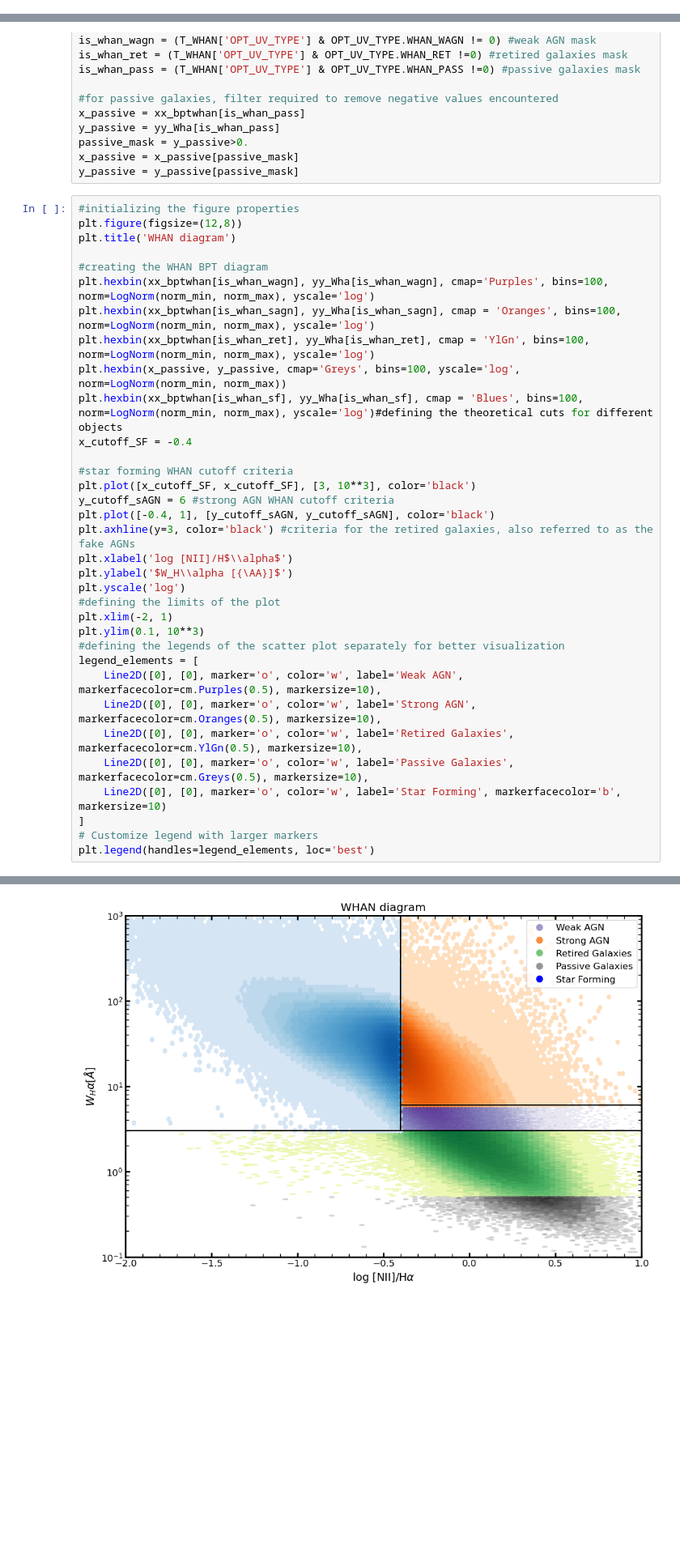
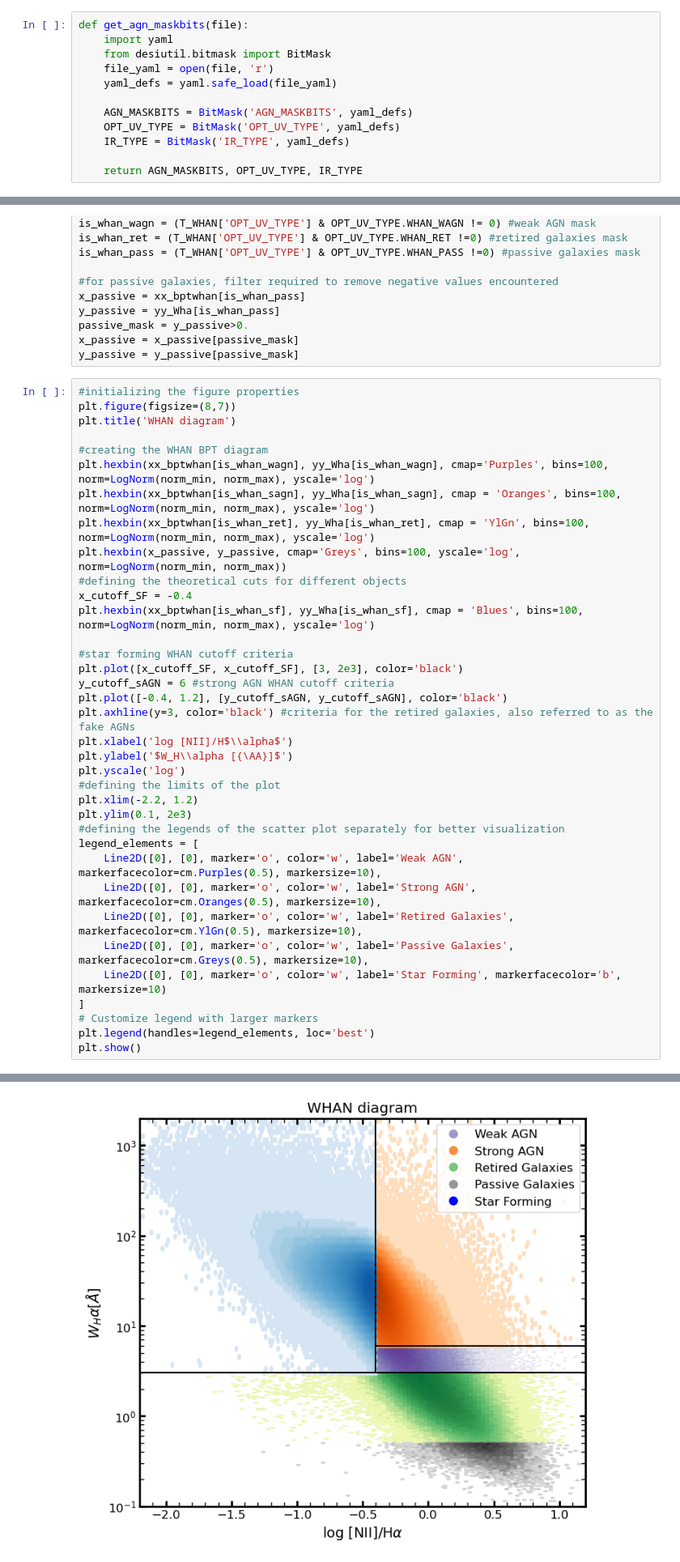
Before and after one commit to cosmodesi/desigaldev, a Jupyter notebook: AgnCats/notebooks/01_how_to_use_AGNQSO_catalog.ipynb, the cells around one changed output, grey strips where cells are left out. Shown at 81% size. Drawn from its saved outputs; the diff is of its cells as text; blank space fills up the shorter version.

Commit message:
updated tutorial and fixed yaml comments

```diff
--- a/AgnCats/notebooks/01_how_to_use_AGNQSO_catalog.ipynb
+++ b/AgnCats/notebooks/01_how_to_use_AGNQSO_catalog.ipynb
@@ -60,3 +71,15 @@ The history saving thread hit an unexpected error (OperationalError('attempt to
+# %%
+def get_agn_maskbits(file):
+    import yaml
+    from desiutil.bitmask import BitMask
+    file_yaml = open(file, 'r')
+    yaml_defs = yaml.safe_load(file_yaml)
+
+    AGN_MASKBITS = BitMask('AGN_MASKBITS', yaml_defs)
+    OPT_UV_TYPE = BitMask('OPT_UV_TYPE', yaml_defs)
+    IR_TYPE = BitMask('IR_TYPE', yaml_defs)
+
+    return AGN_MASKBITS, OPT_UV_TYPE, IR_TYPE
 # %% [markdown]
 ### 2) Now we are ready to open the catalog.
 
@@ -455,7 +444,7 @@ x_passive = x_passive[passive_mask]
 y_passive = y_passive[passive_mask]
 # %%
 #initializing the figure properties
-plt.figure(figsize=(12,8))
+plt.figure(figsize=(8,7))
 plt.title('WHAN diagram')
 
 #creating the WHAN BPT diagram
@@ -463,20 +452,21 @@ plt.hexbin(xx_bptwhan[is_whan_wagn], yy_Wha[is_whan_wagn], cmap='Purples', bins=
 plt.hexbin(xx_bptwhan[is_whan_sagn], yy_Wha[is_whan_sagn], cmap = 'Oranges', bins=100, norm=LogNorm(norm_min, norm_max), yscale='log')
 plt.hexbin(xx_bptwhan[is_whan_ret], yy_Wha[is_whan_ret], cmap = 'YlGn', bins=100, norm=LogNorm(norm_min, norm_max), yscale='log')
 plt.hexbin(x_passive, y_passive, cmap='Greys', bins=100, yscale='log', norm=LogNorm(norm_min, norm_max))
-plt.hexbin(xx_bptwhan[is_whan_sf], yy_Wha[is_whan_sf], cmap = 'Blues', bins=100, norm=LogNorm(norm_min, norm_max), yscale='log')#defining the theoretical cuts for different objects
+#defining the theoretical cuts for different objects
 x_cutoff_SF = -0.4
+plt.hexbin(xx_bptwhan[is_whan_sf], yy_Wha[is_whan_sf], cmap = 'Blues', bins=100, norm=LogNorm(norm_min, norm_max), yscale='log')
 
 #star forming WHAN cutoff criteria
-plt.plot([x_cutoff_SF, x_cutoff_SF], [3, 10**3], color='black')
+plt.plot([x_cutoff_SF, x_cutoff_SF], [3, 2e3], color='black')
 y_cutoff_sAGN = 6 #strong AGN WHAN cutoff criteria
-plt.plot([-0.4, 1], [y_cutoff_sAGN, y_cutoff_sAGN], color='black')
+plt.plot([-0.4, 1.2], [y_cutoff_sAGN, y_cutoff_sAGN], color='black')
 plt.axhline(y=3, color='black') #criteria for the retired galaxies, also referred to as the fake AGNs
 plt.xlabel('log [NII]/H$\\alpha$')
 plt.ylabel('$W_H\\alpha [{\AA}]$')
 plt.yscale('log')
 #defining the limits of the plot
-plt.xlim(-2, 1)
-plt.ylim(0.1, 10**3)
+plt.xlim(-2.2, 1.2)
+plt.ylim(0.1, 2e3)
 #defining the legends of the scatter plot separately for better visualization
 legend_elements = [
     Line2D([0], [0], marker='o', color='w', label='Weak AGN', markerfacecolor=cm.Purples(0.5), markersize=10),
@@ -487,4 +477,5 @@ legend_elements = [
 ]
 # Customize legend with larger markers
 plt.legend(handles=legend_elements, loc='best')
+plt.show()
 # %% [output]
@@ -492,4 +482,4 @@ plt.legend(handles=legend_elements, loc='best')
-[figure, old version]
+[figure, new version]
 # %% [markdown]
 #### 3) Blue diagram: Lamareille et al. (2004, 2010)
 
```
Also changed, not shown: parts of 15 cells of this notebook, 2 other files.
